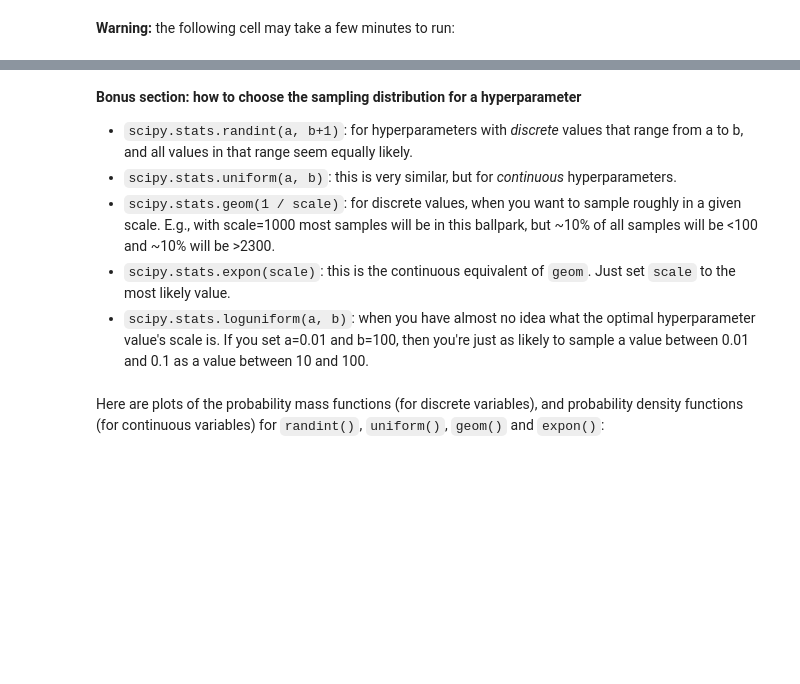
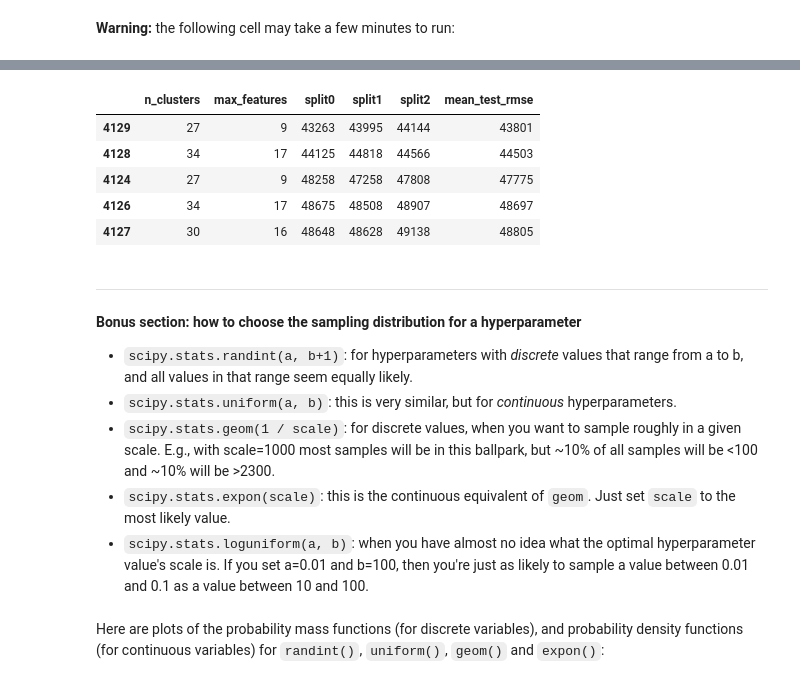
Before and after one commit to Ronald6635/handson-ml3, a Jupyter notebook: 02_end_to_end_machine_learning_project.ipynb, the cells around one changed output, grey strips where cells are left out. Drawn from its saved outputs; the diff is of its cells as text; code cells hidden in the pictures; blank space fills up the shorter version.

```diff
--- a/02_end_to_end_machine_learning_project.ipynb
+++ b/02_end_to_end_machine_learning_project.ipynb
@@ -2712,0 +3181,25 @@ cv_res.head()
+# %%
+# Enable experimental features first
+from sklearn.experimental import enable_halving_search_cv  # noqa
+from sklearn.model_selection import HalvingRandomSearchCV
+from scipy.stats import randint
+
+# Define parameter distributions for halving search
+param_distribs = {
+    'preprocessing__geo__n_clusters': randint(low=3, high=50),
+    'random_forest__max_features': randint(low=2, high=20)
+}
+
+# Create HalvingRandomSearchCV instance
+halving_rnd_search = HalvingRandomSearchCV(
+    full_pipeline,
+    param_distributions=param_distribs,
+    factor=3,  # Eliminates 2/3 of candidates each iteration
+    cv=3,      # 3-fold cross-validation
+    scoring='neg_root_mean_squared_error',
+    random_state=42,
+    n_jobs=-1  # Use all available CPU cores
+)
+
+# Fit the search
+halving_rnd_search.fit(housing, housing_labels)
@@ -2713,4 +3240,22 @@ cv_res.head()
+# %%
+# displays the random search results
+cv_res = pd.DataFrame(halving_rnd_search.cv_results_)
+cv_res.sort_values(by="mean_test_score", ascending=False, inplace=True)
+cv_res = cv_res[["param_preprocessing__geo__n_clusters",
+                 "param_random_forest__max_features", "split0_test_score",
+                 "split1_test_score", "split2_test_score", "mean_test_score"]]
+cv_res.columns = ["n_clusters", "max_features"] + score_cols
+cv_res[score_cols] = -cv_res[score_cols].round().astype('Int64')
+cv_res.head()
+# %% [output]
+|  | n_clusters | max_features | split0 | split1 | split2 | mean_test_rmse |
+| 4129 | 27 | 9 | 43263 | 43995 | 44144 | 43801 |
+| 4128 | 34 | 17 | 44125 | 44818 | 44566 | 44503 |
+| 4124 | 27 | 9 | 48258 | 47258 | 47808 | 47775 |
+| 4126 | 34 | 17 | 48675 | 48508 | 48907 | 48697 |
+| 4127 | 30 | 16 | 48648 | 48628 | 49138 | 48805 |
 # %% [markdown]
+---
 **Bonus section: how to choose the sampling distribution for a hyperparameter**
 
 * `scipy.stats.randint(a, b+1)`: for hyperparameters with _discrete_ values that range from a to b, and all values in that range seem equally likely.
```
Also changed, not shown: parts of 63 cells of this notebook, 2 other files.
